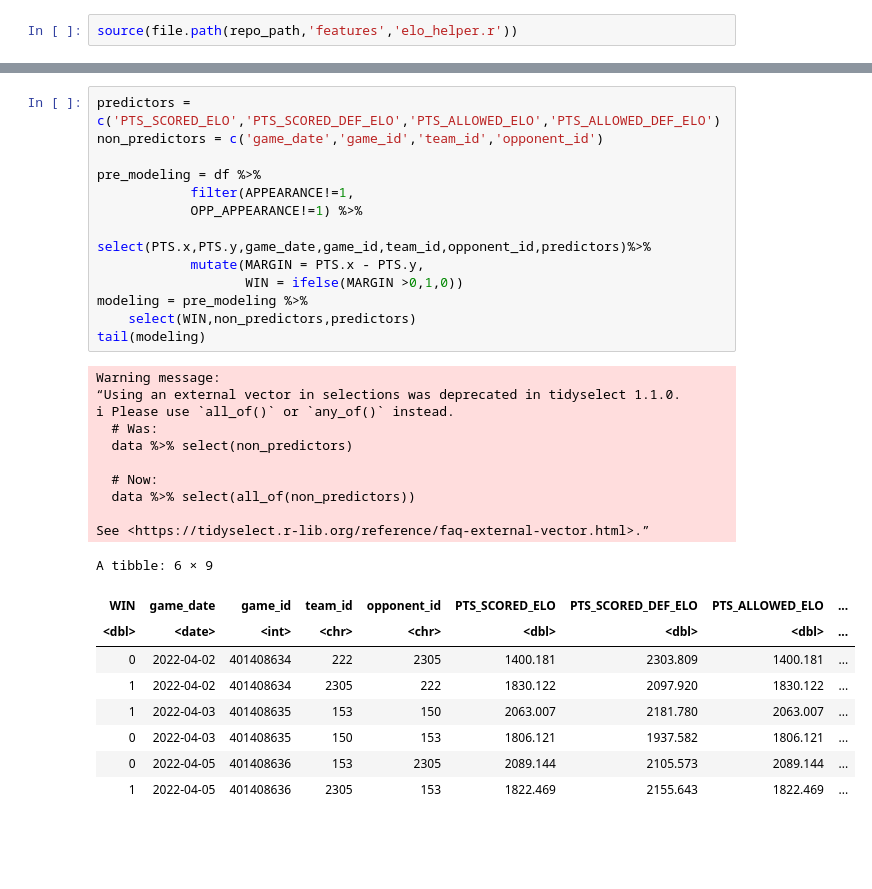
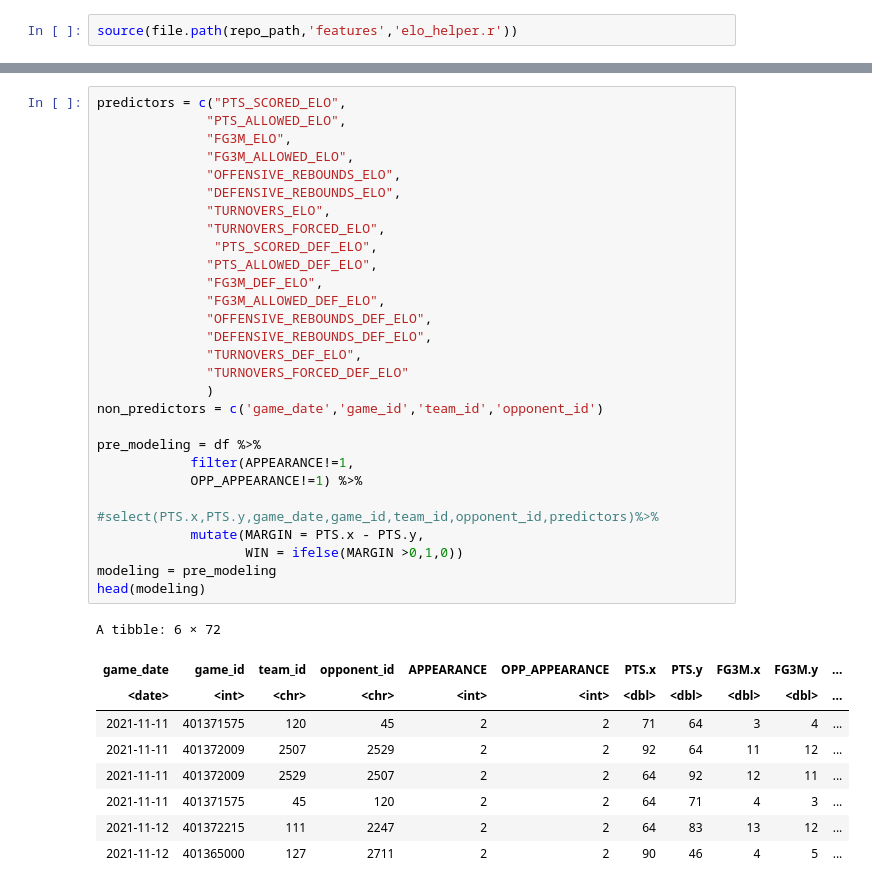
Before and after one commit to zachaustin01/ML-MADNESS, a Jupyter notebook: sagemaker/dataset.ipynb, the cells around one changed output, grey strips where cells are left out. Cells and saved outputs as stored; diff of their text form; blank space fills up the shorter version.

```diff
--- a/sagemaker/dataset.ipynb
+++ b/sagemaker/dataset.ipynb
@@ -73,33 +115,38 @@ A tibble: 6 × 22
 # %%
-predictors = c('PTS_SCORED_ELO','PTS_SCORED_DEF_ELO','PTS_ALLOWED_ELO','PTS_ALLOWED_DEF_ELO')
+predictors = c("PTS_SCORED_ELO",
+              "PTS_ALLOWED_ELO",
+              "FG3M_ELO",
+              "FG3M_ALLOWED_ELO",
+              "OFFENSIVE_REBOUNDS_ELO",
+              "DEFENSIVE_REBOUNDS_ELO",
+              "TURNOVERS_ELO",
+              "TURNOVERS_FORCED_ELO",
+               "PTS_SCORED_DEF_ELO",
+              "PTS_ALLOWED_DEF_ELO",
+              "FG3M_DEF_ELO",
+              "FG3M_ALLOWED_DEF_ELO",
+              "OFFENSIVE_REBOUNDS_DEF_ELO",
+              "DEFENSIVE_REBOUNDS_DEF_ELO",
+              "TURNOVERS_DEF_ELO",
+              "TURNOVERS_FORCED_DEF_ELO"
+              )
 non_predictors = c('game_date','game_id','team_id','opponent_id')
 
 pre_modeling = df %>%
             filter(APPEARANCE!=1,
             OPP_APPEARANCE!=1) %>%
-            select(PTS.x,PTS.y,game_date,game_id,team_id,opponent_id,predictors)%>%
+            #select(PTS.x,PTS.y,game_date,game_id,team_id,opponent_id,predictors)%>%
             mutate(MARGIN = PTS.x - PTS.y,
                    WIN = ifelse(MARGIN >0,1,0))
-modeling = pre_modeling %>%
-    select(WIN,non_predictors,predictors)
-tail(modeling)
+modeling = pre_modeling
+head(modeling)
 # %% [output]
-Warning message:
-“Using an external vector in selections was deprecated in tidyselect 1.1.0.
-ℹ Please use `all_of()` or `any_of()` instead.
-  # Was:
-  data %>% select(non_predictors)
-
-  # Now:
-  data %>% select(all_of(non_predictors))
-
-See <https://tidyselect.r-lib.org/reference/faq-external-vector.html>.”
+A tibble: 6 × 72
-A tibble: 6 × 9
-| WIN | game_date | game_id | team_id | opponent_id | PTS_SCORED_ELO | PTS_SCORED_DEF_ELO | PTS_ALLOWED_ELO | ... |
-| <dbl> | <date> | <int> | <chr> | <chr> | <dbl> | <dbl> | <dbl> | ... |
-| 0 | 2022-04-02 | 401408634 | 222 | 2305 | 1400.181 | 2303.809 | 1400.181 | ... |
-| 1 | 2022-04-02 | 401408634 | 2305 | 222 | 1830.122 | 2097.920 | 1830.122 | ... |
-| 1 | 2022-04-03 | 401408635 | 153 | 150 | 2063.007 | 2181.780 | 2063.007 | ... |
-| 0 | 2022-04-03 | 401408635 | 150 | 153 | 1806.121 | 1937.582 | 1806.121 | ... |
-| 0 | 2022-04-05 | 401408636 | 153 | 2305 | 2089.144 | 2105.573 | 2089.144 | ... |
-| 1 | 2022-04-05 | 401408636 | 2305 | 153 | 1822.469 | 2155.643 | 1822.469 | ... |
+| game_date | game_id | team_id | opponent_id | APPEARANCE | OPP_APPEARANCE | PTS.x | PTS.y | FG3M.x | FG3M.y | ... |
+| <date> | <int> | <chr> | <chr> | <int> | <int> | <dbl> | <dbl> | <dbl> | <dbl> | ... |
+| 2021-11-11 | 401371575 | 120 | 45 | 2 | 2 | 71 | 64 | 3 | 4 | ... |
+| 2021-11-11 | 401372009 | 2507 | 2529 | 2 | 2 | 92 | 64 | 11 | 12 | ... |
+| 2021-11-11 | 401372009 | 2529 | 2507 | 2 | 2 | 64 | 92 | 12 | 11 | ... |
+| 2021-11-11 | 401371575 | 45 | 120 | 2 | 2 | 64 | 71 | 4 | 3 | ... |
+| 2021-11-12 | 401372215 | 111 | 2247 | 2 | 2 | 64 | 83 | 13 | 12 | ... |
+| 2021-11-12 | 401365000 | 127 | 2711 | 2 | 2 | 90 | 46 | 4 | 5 | ... |
```
Also changed, not shown: parts of 13 cells of this notebook.
